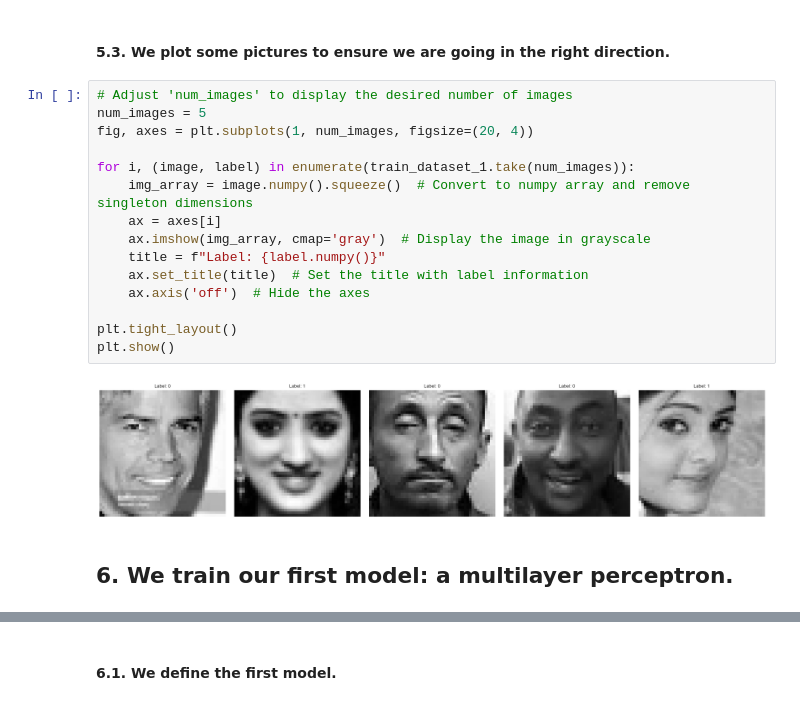
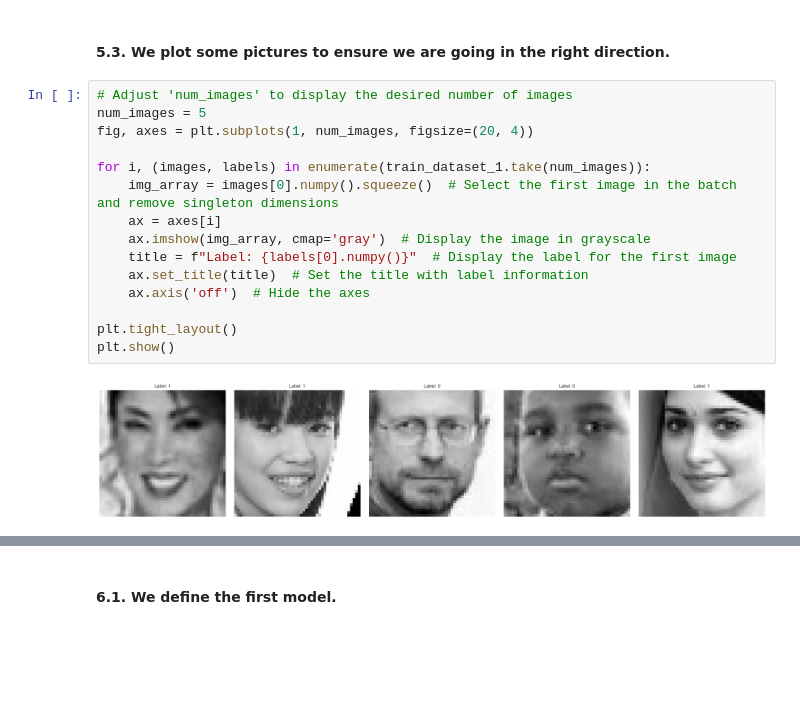
Before and after one commit to Fercv87/DL_Assignment, a Jupyter notebook: 20240303_Neural_networks_Face_Recognition_v6_KERAS.ipynb, the cells around one changed output, grey strips where cells are left out. Cells and saved outputs as stored; diff of their text form; blank space fills up the shorter version.

```diff
--- a/20240303_Neural_networks_Face_Recognition_v6_KERAS.ipynb
+++ b/20240303_Neural_networks_Face_Recognition_v6_KERAS.ipynb
@@ -704,19 +649,17 @@ Type: <class 'tensorflow.python.data.ops.dataset_ops.PrefetchDataset'>
 # %%
 # Adjust 'num_images' to display the desired number of images
 num_images = 5
 fig, axes = plt.subplots(1, num_images, figsize=(20, 4))
 
-for i, (image, label) in enumerate(train_dataset_1.take(num_images)):
-    img_array = image.numpy().squeeze()  # Convert to numpy array and remove singleton dimensions
+for i, (images, labels) in enumerate(train_dataset_1.take(num_images)):
+    img_array = images[0].numpy().squeeze()  # Select the first image in the batch and remove singleton dimensions
     ax = axes[i]
     ax.imshow(img_array, cmap='gray')  # Display the image in grayscale
-    title = f"Label: {label.numpy()}"
+    title = f"Label: {labels[0].numpy()}"  # Display the label for the first image
     ax.set_title(title)  # Set the title with label information
     ax.axis('off')  # Hide the axes
 
 plt.tight_layout()
 plt.show()
 # %% [output]
-[figure, old version]
+[figure, new version]
-# %% [markdown]
-## 6. We train our first model: a multilayer perceptron.
```
Also changed, not shown: parts of 90 cells of this notebook, 43 other files.
